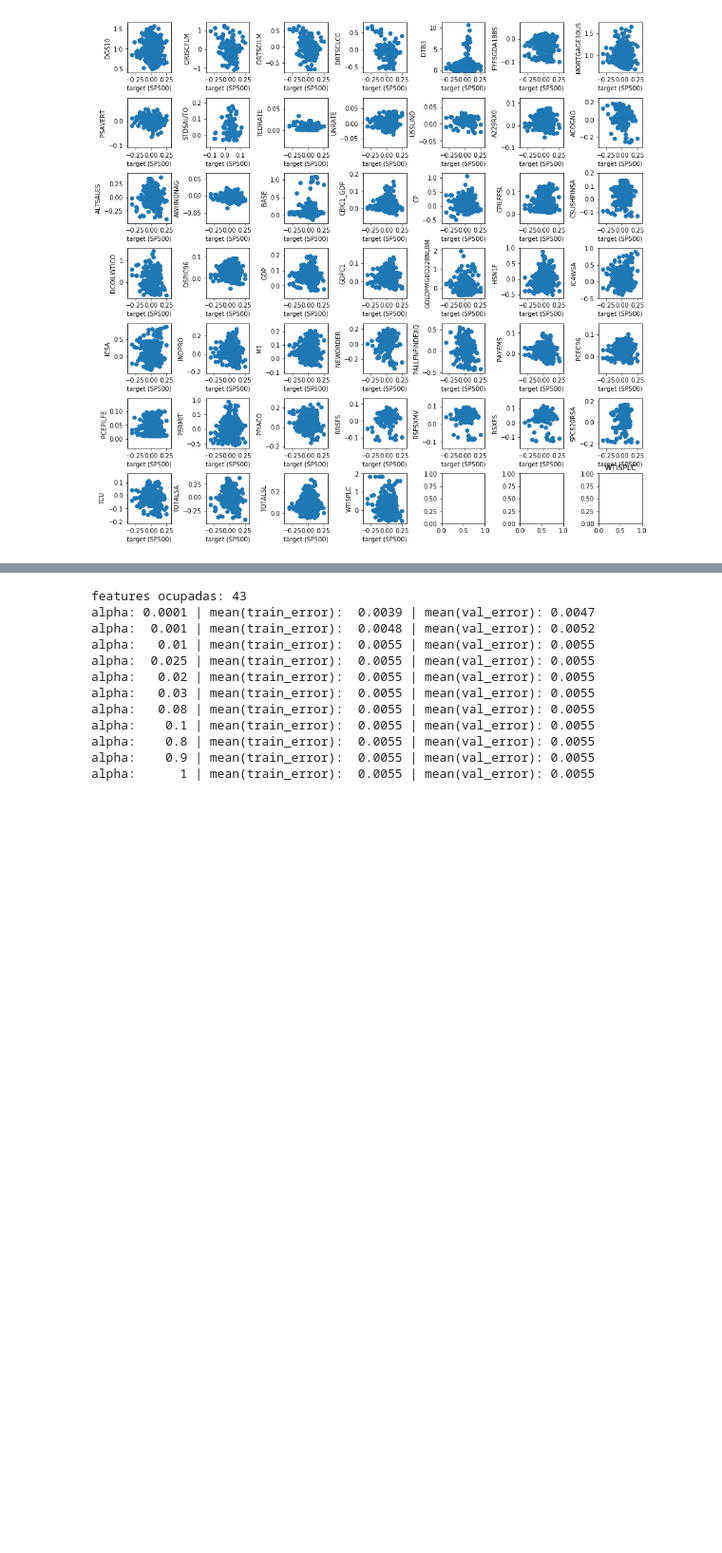
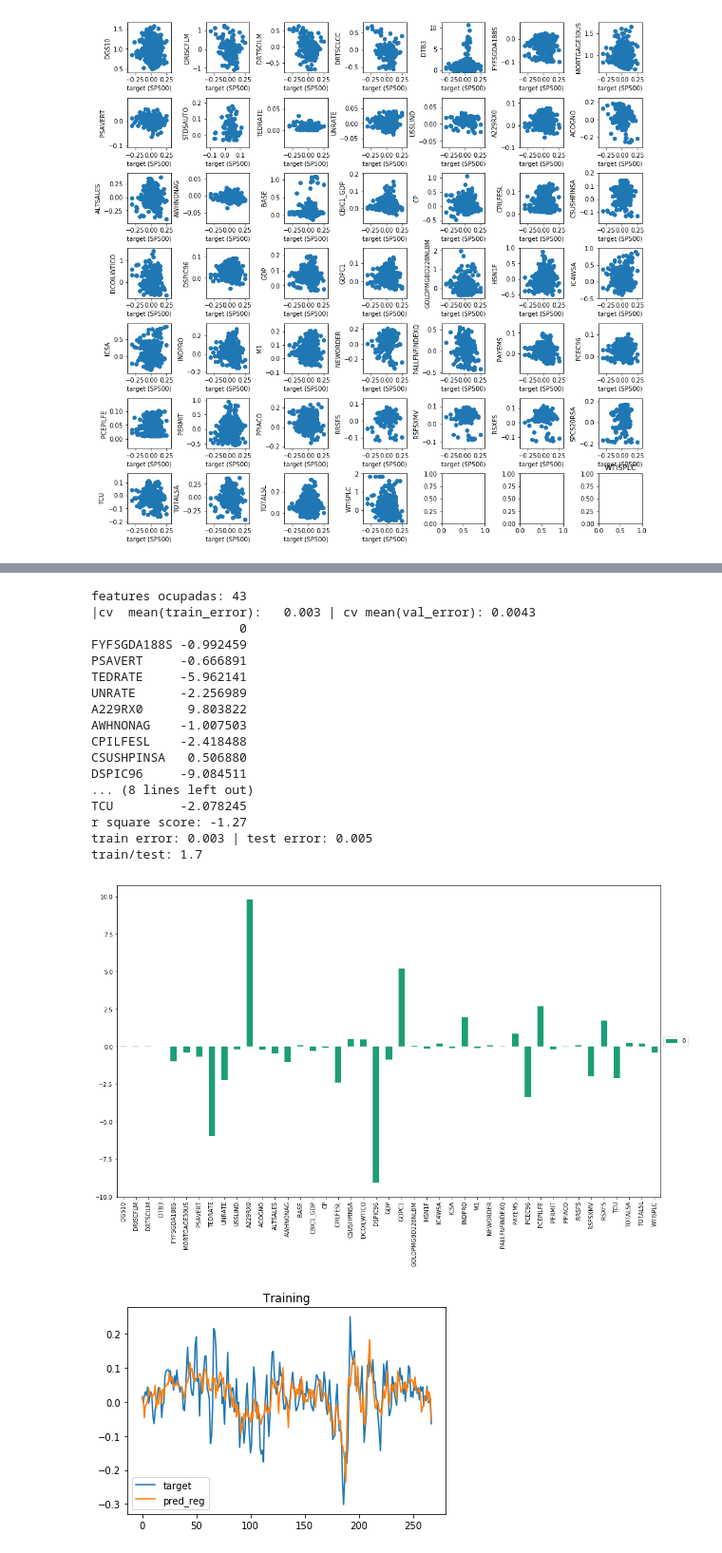
Before and after one commit to veigaco/quantum, a Jupyter notebook: Infrastructure/Modelo_v1.ipynb, the cells around one changed output, grey strips where cells are left out. Shown at 95% size. Cells and saved outputs as stored; diff of their text form; code cells hidden in the pictures; blank space fills up the shorter version.

```diff
--- a/Infrastructure/Modelo_v1.ipynb
+++ b/Infrastructure/Modelo_v1.ipynb
@@ -519,27 +522,34 @@ train/test: 2.4
 # %%
 fecha_ini="1993-02-01"
 test2=result_.loc[(result_.index >= fecha_ini)&(result_.index <="2017-01-01" )]
 test3=test2.dropna(axis=1, how='any')
 df_final=pd.concat([test3,ts_ac],axis=1)
 df_final=df_final.dropna(axis=0, how='any')
 print("features ocupadas: "+str(len(test3.columns.tolist())))
 #print("features ocupadas: "+str(df_final.columns.tolist()))
 t=df_final.columns.tolist()[:-1]
 t.append("target")
 df_final.columns=t
-#est=fit_regression_cv(df_final)
+est=fit_regression_cv(df_final)
 #fit_descision_tree(df_final)
-fit_regression_lasso(df_final)
+#fit_regression_lasso(df_final)
 # %% [output]
 features ocupadas: 43
-alpha: 0.0001 | mean(train_error):  0.0039 | mean(val_error): 0.0047
-alpha:  0.001 | mean(train_error):  0.0048 | mean(val_error): 0.0052
-alpha:   0.01 | mean(train_error):  0.0055 | mean(val_error): 0.0055
-alpha:  0.025 | mean(train_error):  0.0055 | mean(val_error): 0.0055
-alpha:   0.02 | mean(train_error):  0.0055 | mean(val_error): 0.0055
-alpha:   0.03 | mean(train_error):  0.0055 | mean(val_error): 0.0055
-alpha:   0.08 | mean(train_error):  0.0055 | mean(val_error): 0.0055
-alpha:    0.1 | mean(train_error):  0.0055 | mean(val_error): 0.0055
-alpha:    0.8 | mean(train_error):  0.0055 | mean(val_error): 0.0055
-alpha:    0.9 | mean(train_error):  0.0055 | mean(val_error): 0.0055
-alpha:      1 | mean(train_error):  0.0055 | mean(val_error): 0.0055
+|cv  mean(train_error):   0.003 | cv mean(val_error): 0.0043
+                    0
+FYFSGDA188S -0.992459
+PSAVERT     -0.666891
+TEDRATE     -5.962141
+UNRATE      -2.256989
+A229RX0      9.803822
+AWHNONAG    -1.007503
+CPILFESL    -2.418488
+CSUSHPINSA   0.506880
+DSPIC96     -9.084511
+... (8 lines left out)
+TCU         -2.078245
+r square score: -1.27
+train error: 0.003 | test error: 0.005
+train/test: 1.7
+[figure, added]
+[figure, added]
```
Also changed, not shown: parts of 4 cells of this notebook.
